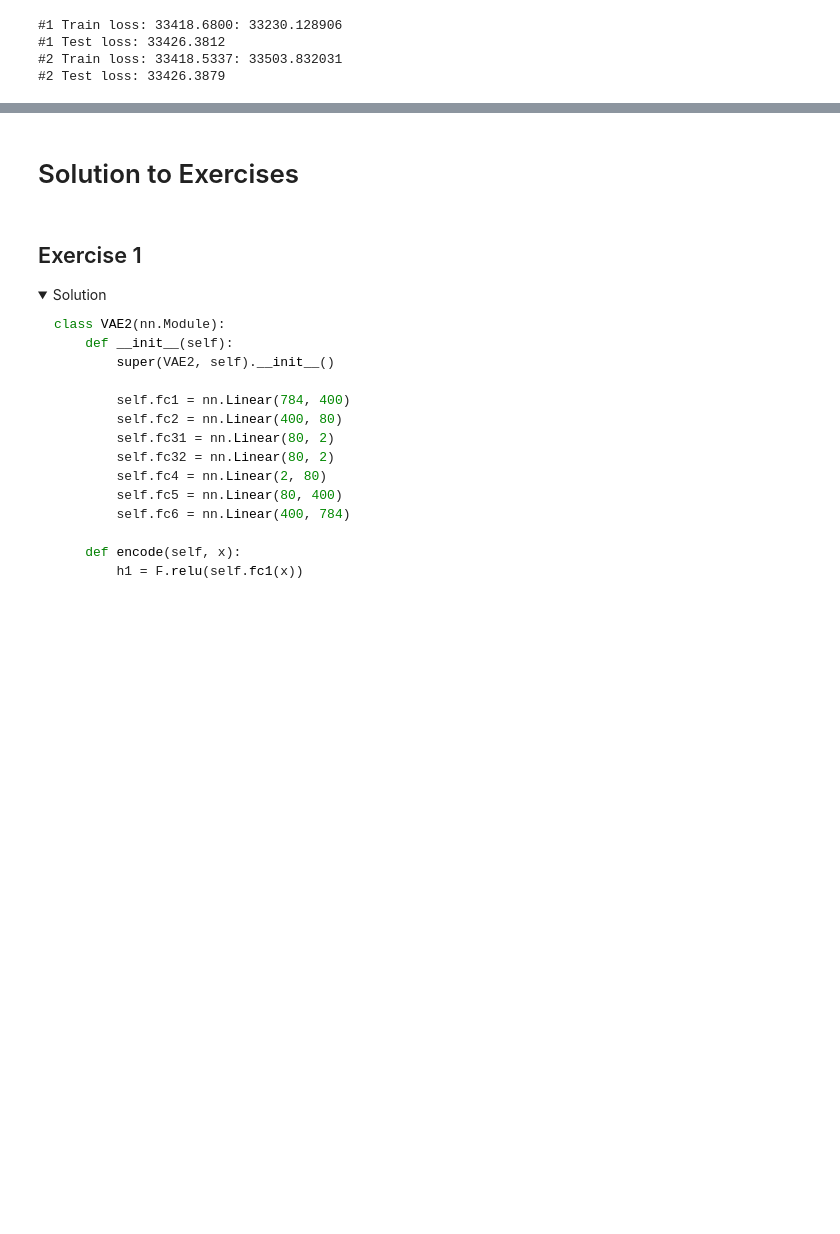
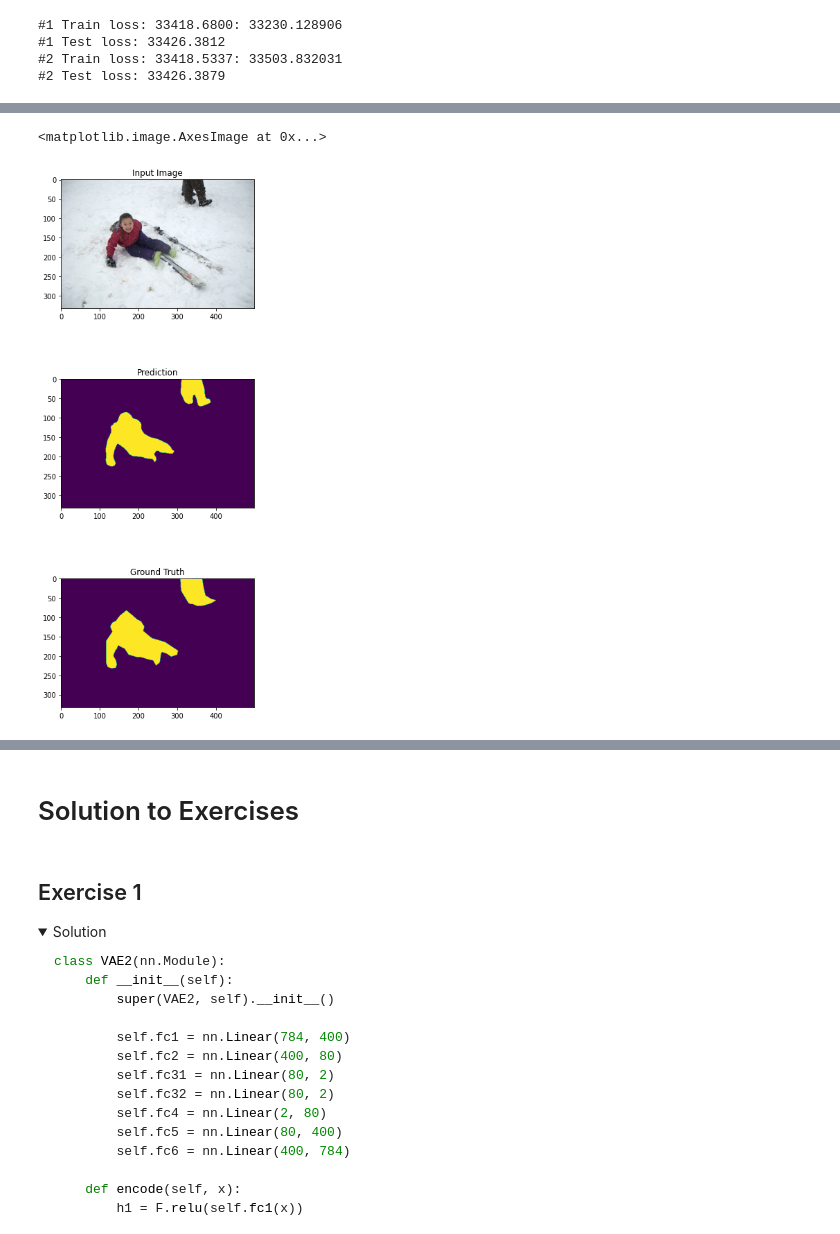
Before and after one commit to 3springs/deep_ml_curriculum, a Jupyter notebook: notebooks/16 Image Segmentation/Autoencoders.ipynb, the cells around one changed output, grey strips where cells are left out. Cells and saved outputs as stored; diff of their text form; code cells hidden in the pictures; folded sections open; blank space fills up the shorter version.

```diff
--- a/notebooks/16 Image Segmentation/Autoencoders.ipynb
+++ b/notebooks/16 Image Segmentation/Autoencoders.ipynb
@@ -657,0 +689,2 @@ We are not going to write a U-net model from scratch like we did with autoencode
+# %%
+model = torch.load('../../data/processed/models/Deeplabv3.pth')
@@ -657,0 +701,18 @@ We are not going to write a U-net model from scratch like we did with autoencode
+# %%
+from torchvision import transforms
+preprocess = transforms.Compose([
+    transforms.ToTensor(),
+    transforms.Normalize(mean=[0.485, 0.456, 0.406], std=[0.229, 0.224, 0.225]),
+])
+
+input_tensor = preprocess(input_image)
+input_batch = input_tensor.unsqueeze(0)
+
+model.eval()
+device = 'cuda' if torch.cuda.is_available() else 'cpu'
+input_batch = input_batch.to(device)
+model.to(device)
+
+with torch.no_grad():
+    output = model(input_batch)['out'][0]
+output_predictions = output.argmax(0).to('cpu')
@@ -657,0 +723,17 @@ We are not going to write a U-net model from scratch like we did with autoencode
+# %%
+plt.figure(figsize=(5,15))
+
+plt.subplot(3,1,1)
+plt.title('Input Image')
+plt.imshow(input_image)
+
+plt.subplot(3,1,2)
+plt.title('Prediction')
+plt.imshow(output_predictions.numpy())
+
+plt.subplot(3,1,3)
+plt.title('Ground Truth')
+plt.imshow(mask)
+# %% [output]
+<matplotlib.image.AxesImage at 0x...>
+[figure, added]
```
Also changed, not shown: parts of 43 cells of this notebook.
